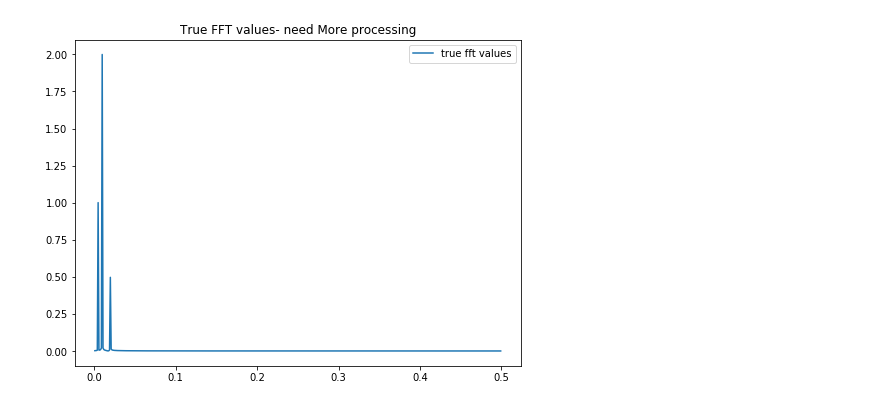
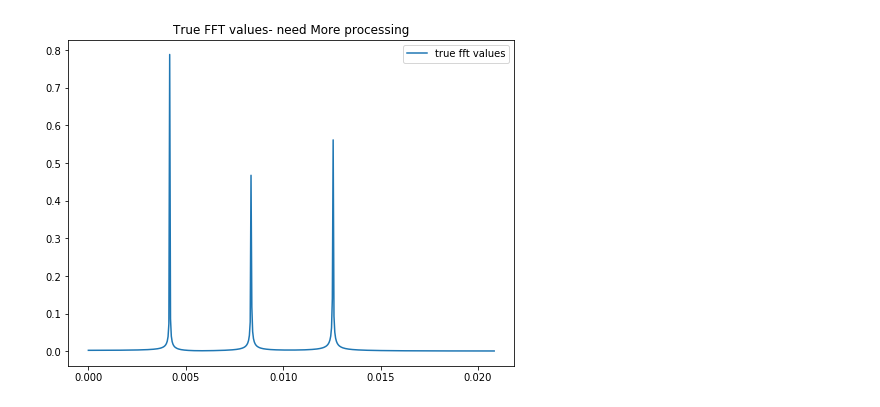
Before and after one commit to krishna0890227/Signal-Processing, a Jupyter notebook: Fourier_study.ipynb, the cells around one changed output. Drawn from its saved outputs; the diff is of its cells as text; code cells hidden in the pictures.

Commit message:
Fourier Transform example
Basic Fourier Transform tutorials with real time series implementation.

```diff
--- a/Fourier_study.ipynb
+++ b/Fourier_study.ipynb
@@ -40,0 +32,21 @@ plt.show()
+# %%
+n=1000
+T=24
+angular_freq=2.0*np.pi/T
+x=np.linspace(0, time_period, n)
+y1=0.8*np.cos(100.0*angular_freq*x)
+y2= 0.5*np.sin(200.0*angular_freq*x)
+y3=0.6*np.sin(300.5*angular_freq*x)
+y=y1+y2+y3
+fig, ((ax1, ax2), (ax3, ax4)) = plt.subplots(nrows=2, ncols=2)
+ax1.plot(y1)
+ax1.set(title='Signal with 0.8 amplitude')
+ax2.plot(y2)
+ax2.set(title='Signal with 0.5 amplitude')
+ax3.plot(y3)
+ax3.set(title='Signal with 0.6 amplitude')
+ax4.plot(y)
+ax4.set(title='Combined signal')
+plt.tight_layout()
+#plt.savefig('cosine_signal_behavior.png')
+plt.show()
@@ -41,28 +55,21 @@ plt.show()
 # %%
-## Preparatory Steps
-## Creates all the necessary Frequencies
-freqs=fftfreq(n)
-
-# mask array to be used for power spectra
-# ignoring half the values , as they are complex conjucates of the other
-mask = freqs >0
 
 ## FFT and power spectra calculations
 # fft values
 fft_vals=fft(y)
-
 # true theoretical fft
-fft_theo=2.0* np.abs(fft_vals/n)
+fft_theo=2.0/n* np.abs(fft_vals[0:n//2])
+Xf=np.linspace(0.0, 1.0/(2*T), n//2)
 # %%
 plt.figure(figsize=(8,6))
 # plt.plot(freqs, fft_vals, label="raw fft values")
 # plt.title('Raw FFT values')
-plt.plot(freqs[mask], fft_theo[mask], label='true fft values')
+plt.plot(Xf, fft_theo, label='true fft values')
 plt.title("True FFT values- need More processing")
 plt.legend(loc='upper right')
 plt.show()
 # %% [output]
-[figure, old version]
+[figure, new version]
 # %%
 %matplotlib inline
 import numpy as np
```
Also changed, not shown: parts of 36 cells of this notebook.
